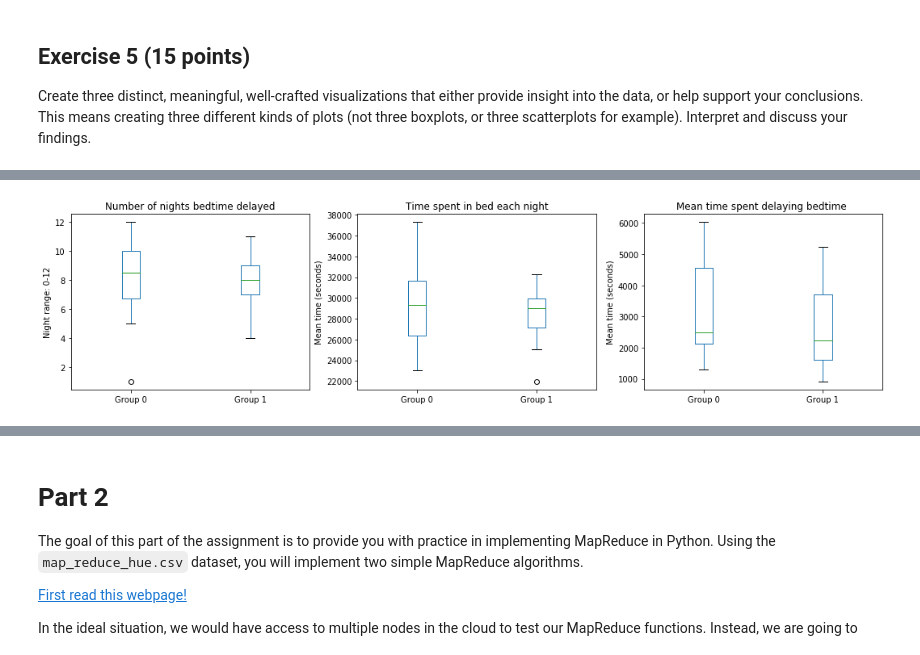
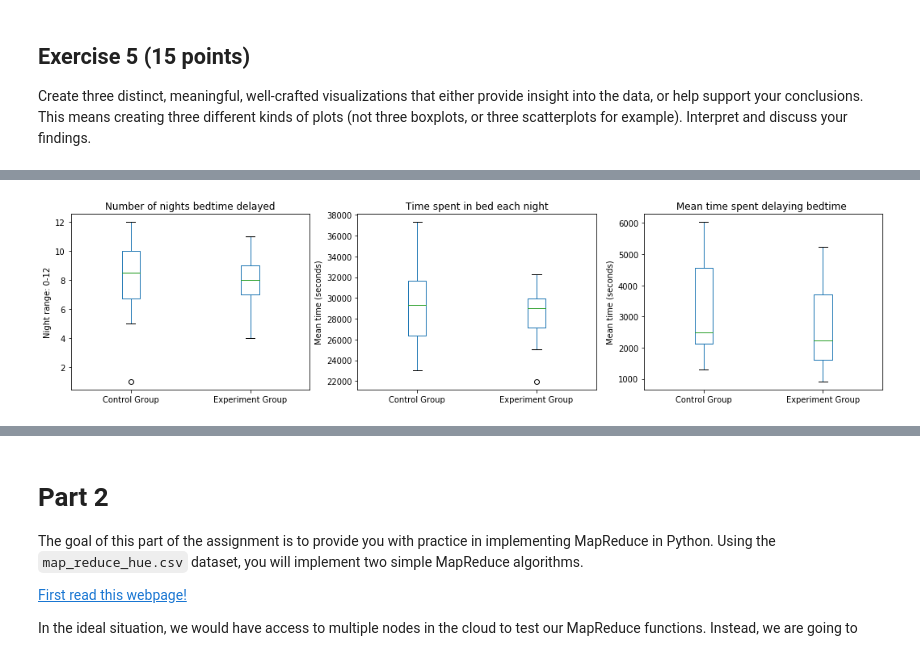
Before and after one commit to MTKat/Project_Big_Data, a Jupyter notebook: assignment03/assignment03/assignment03.ipynb, the cells around one changed output, grey strips where cells are left out. Drawn from its saved outputs; the diff is of its cells as text; code cells hidden in the pictures.

```diff
--- a/assignment03/assignment03/assignment03.ipynb
+++ b/assignment03/assignment03/assignment03.ipynb
@@ -437,34 +412,34 @@ Text(0.5, 1, 'Delayed bedtime vs. Sleepiness Scale')
 # %%
 # Plot 2
 # YOUR CODE HERE
 fig, (ax0, ax1, ax2) = plt.subplots(1,3, figsize = [18, 4])
 # Delay Nights
-dn_0 = pd.Series(mergedDf[mergedDf.group.eq(0)]['delay_nights'], name = "Group 0")
-dn_1 = pd.Series(mergedDf[mergedDf.group.eq(1)]['delay_nights'], name = "Group 1")
+dn_0 = pd.Series(mergedDf[mergedDf.group.eq(0)]['delay_nights'], name = "Control Group")
+dn_1 = pd.Series(mergedDf[mergedDf.group.eq(1)]['delay_nights'], name = "Experiment Group")
 
 dnDf = pd.concat([dn_0, dn_1], axis = 1)
-dnDf.boxplot(column = ['Group 0', 'Group 1'], grid = False, ax = ax0)
+dnDf.boxplot(column = ["Control Group", "Experiment Group"], grid = False, ax = ax0)
 ax0.set_title("Number of nights bedtime delayed")
 ylab = ax0.set_ylabel('Night range: 0-12')
 
 # Sleep Time
-st_0 = pd.Series(mergedDf[mergedDf.group.eq(0)]['sleep_time'], name = "Group 0")
-st_1 = pd.Series(mergedDf[mergedDf.group.eq(1)]['sleep_time'], name = "Group 1")
+st_0 = pd.Series(mergedDf[mergedDf.group.eq(0)]['sleep_time'], name = "Control Group")
+st_1 = pd.Series(mergedDf[mergedDf.group.eq(1)]['sleep_time'], name = "Experiment Group")
 
 stDf = pd.concat([st_0, st_1], axis = 1)
-stDf.boxplot(column = ['Group 0', 'Group 1'], grid = False, ax = ax1)
+stDf.boxplot(column = ["Control Group", "Experiment Group"], grid = False, ax = ax1)
 ax1.set_title("Time spent in bed each night")
 ylab = ax1.set_ylabel('Mean time (seconds)')
 
 # Delay Time
-dt_0 = pd.Series(mergedDf[mergedDf.group.eq(0)]['delay_time'], name = "Group 0")
-dt_1 = pd.Series(mergedDf[mergedDf.group.eq(1)]['delay_time'], name = "Group 1")
+dt_0 = pd.Series(mergedDf[mergedDf.group.eq(0)]['delay_time'], name = "Control Group")
+dt_1 = pd.Series(mergedDf[mergedDf.group.eq(1)]['delay_time'], name = "Experiment Group")
 
 dtDf = pd.concat([dt_0, dt_1], axis = 1)
-dtDf.boxplot(column = ['Group 0', 'Group 1'], grid = False, ax = ax2)
+dtDf.boxplot(column = ["Control Group", "Experiment Group"], grid = False, ax = ax2)
 ax2.set_title("Mean time spent delaying bedtime ")
 ylab = ax2.set_ylabel('Mean time (seconds)')
 
 # YOUR CODE ENDS HERE
 # %% [output]
-[figure, old version]
+[figure, new version]
```
Also changed, not shown: parts of 8 cells of this notebook.
